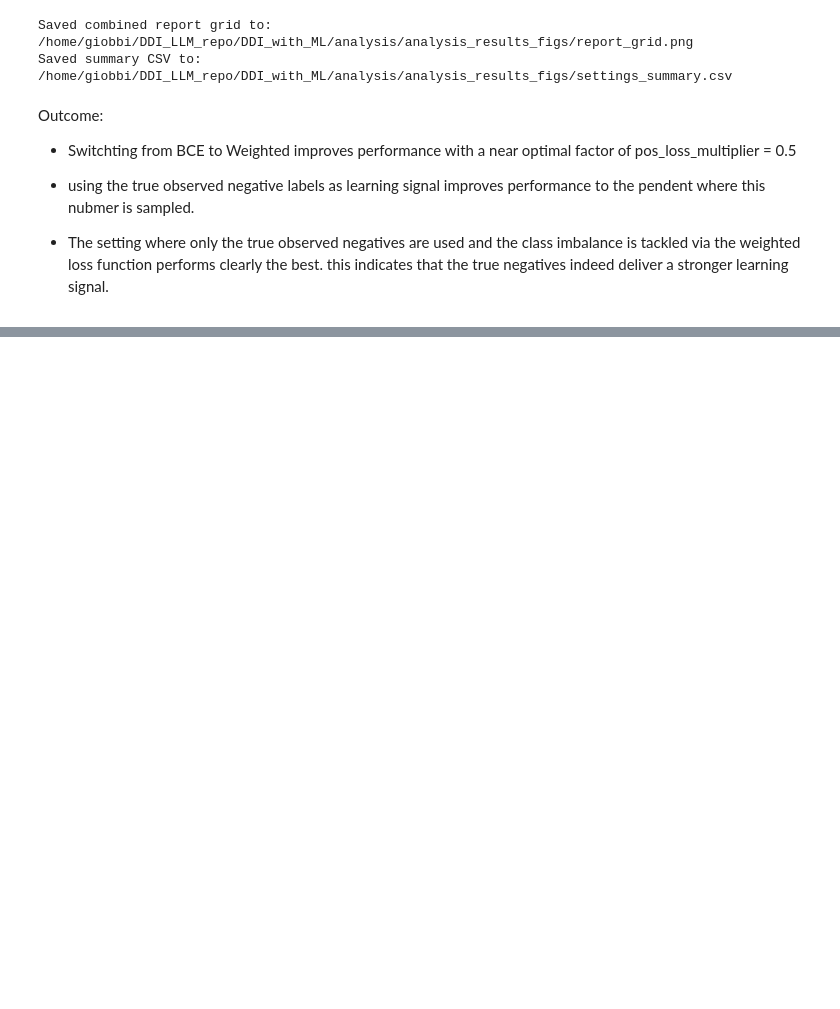
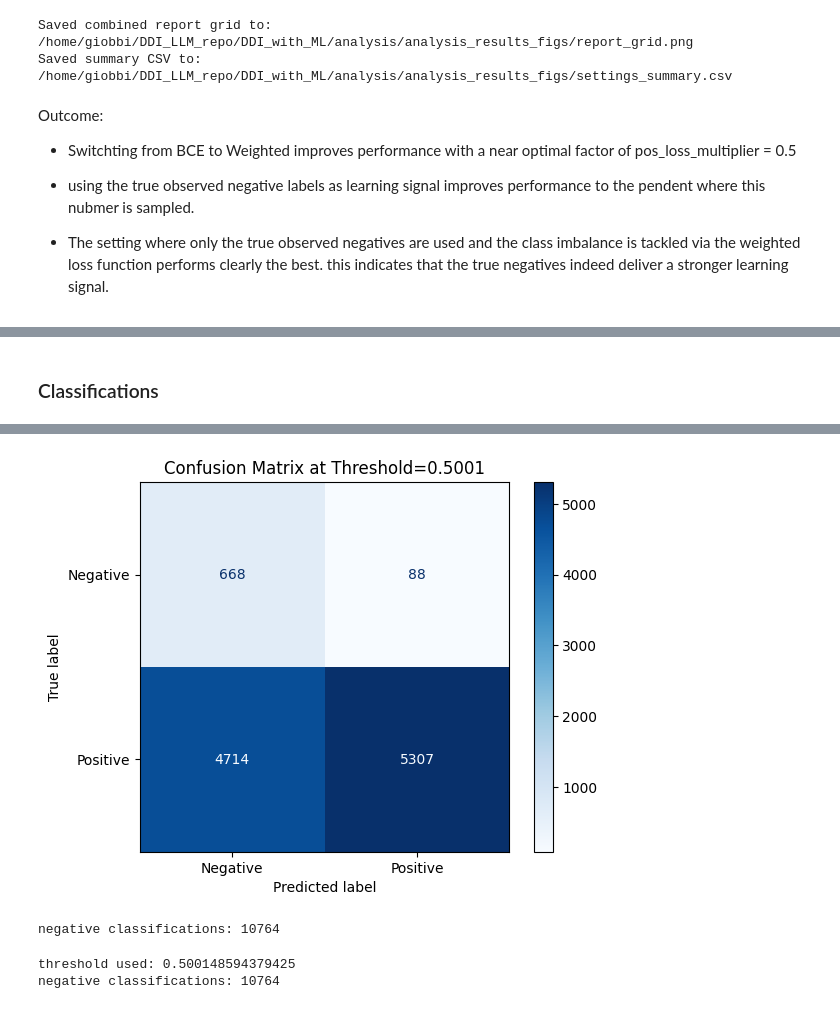
Before and after one commit to lgiobbi/DDI_with_ML, a Jupyter notebook: analysis/report.ipynb, the cells around one changed output, grey strips where cells are left out. Saved outputs shown, nothing was run; the diff lists cells and outputs as text; code cells hidden in the pictures; blank space fills up the shorter version.

```diff
--- a/analysis/report.ipynb
+++ b/analysis/report.ipynb
@@ -614,0 +889,2 @@ PR_AUC: 0.9764
+# %%
+run = main(config)
@@ -614,0 +912,22 @@ PR_AUC: 0.9764
+# %%
+def find_balanced_threshold(y_scores):
+    """
+    Choose a threshold so that the number of predicted positives
+    (y_scores >= threshold) is as close as possible to the number
+    of predicted negatives (y_scores < threshold).
+    """
+    y_scores = np.asarray(y_scores).ravel()
+    return float(np.median(y_scores))
+
+def find_f1_optimal_threshold(y_true, y_scores):
+    precisions, recalls, thresholds = precision_recall_curve(y_true, y_scores)
+    f1_scores = 2 * (precisions * recalls) / (precisions + recalls)
+
+    optimal_idx = f1_scores.argmax()
+    current_threshold = thresholds[optimal_idx]
+    return current_threshold
+# %%
+test_data = run["test_data"]
+test_scores = run["test_scores"]
+node_id_map = run["node_id_map"]
+reversed_node_id_map = {v: k for k, v in node_id_map.items()}
@@ -614,0 +940,16 @@ PR_AUC: 0.9764
+# %% [markdown]
+### Classifications
+# %%
+thres = find_balanced_threshold(test_scores)
+# %%
+# print confusion matrix at the chosen threshold
+from sklearn.metrics import ConfusionMatrixDisplay
+
+
+y_pred = (test_scores >= thres).astype(int)
+cm = confusion_matrix(test_data.edge_label.cpu().numpy(), y_pred)
+disp = ConfusionMatrixDisplay(confusion_matrix=cm, display_labels=['Negative', 'Positive'])
+disp.plot(cmap=plt.cm.Blues)
+plt.title(f'Confusion Matrix at Threshold={thres:.4f}')
+plt.show()
+# %% [output]
@@ -614,0 +973 @@ PR_AUC: 0.9764
+[figure, added]
@@ -614,0 +979,26 @@ PR_AUC: 0.9764
+# %%
+class_map = {(1,1): 'TP', (0,0): 'TN', (1,0): 'FN', (0,1): 'FP'}
+threshold = thres #find_balanced_threshold(test_scores)
+
+edges_df = pd.DataFrame(test_data.edge_label_index.cpu().t()).map(lambda x: reversed_node_id_map[x])
+edges_df = edges_df.rename(columns={0: "source", 1: "target"})
+edges_df['gt_label'] = test_data.edge_label.cpu().numpy().astype(int)
+edges_df['pred_score'] = (test_scores >= threshold).astype(int)
+edges_df['pred_class'] = [class_map[(gt, pred)] for gt, pred in zip(edges_df['gt_label'], edges_df['pred_score'])]
+# make bidirectional
+edges_df = pd.concat([edges_df, edges_df.rename(columns={"source": "target", "target": "source"})])
+edges_df = pd.concat([edges_df, pd.get_dummies(edges_df['pred_class'])], axis=1)
+
+print(f"negative classifications: {edges_df['FN'].sum() + edges_df['TN'].sum()}")
+# %% [output]
+negative classifications: 10764
+# %%
+edges_df = edges_df.groupby('source').sum()[['TP', 'TN', 'FP', 'FN']]
+edges_df['count'] = edges_df.sum(axis=1)
+edges_df['perc_missclassified'] = (edges_df['FP'] + edges_df['FN']) / edges_df['count'] * 100
+edges_df['balanced_error_rate'] = 0.5 * (edges_df['FP'] / (edges_df['FP'] + edges_df['TN'] + 1e-10) + edges_df['FN'] / (edges_df['TP'] + edges_df['FN'] + 1e-10))
+print(f"threshold used: {threshold}")
+print(f"negative classifications: {edges_df['FN'].sum() + edges_df['TN'].sum()}")
+# %% [output]
+threshold used: 0.500148594379425
+negative classifications: 10764
```
Also changed, not shown: parts of 35 cells of this notebook.
